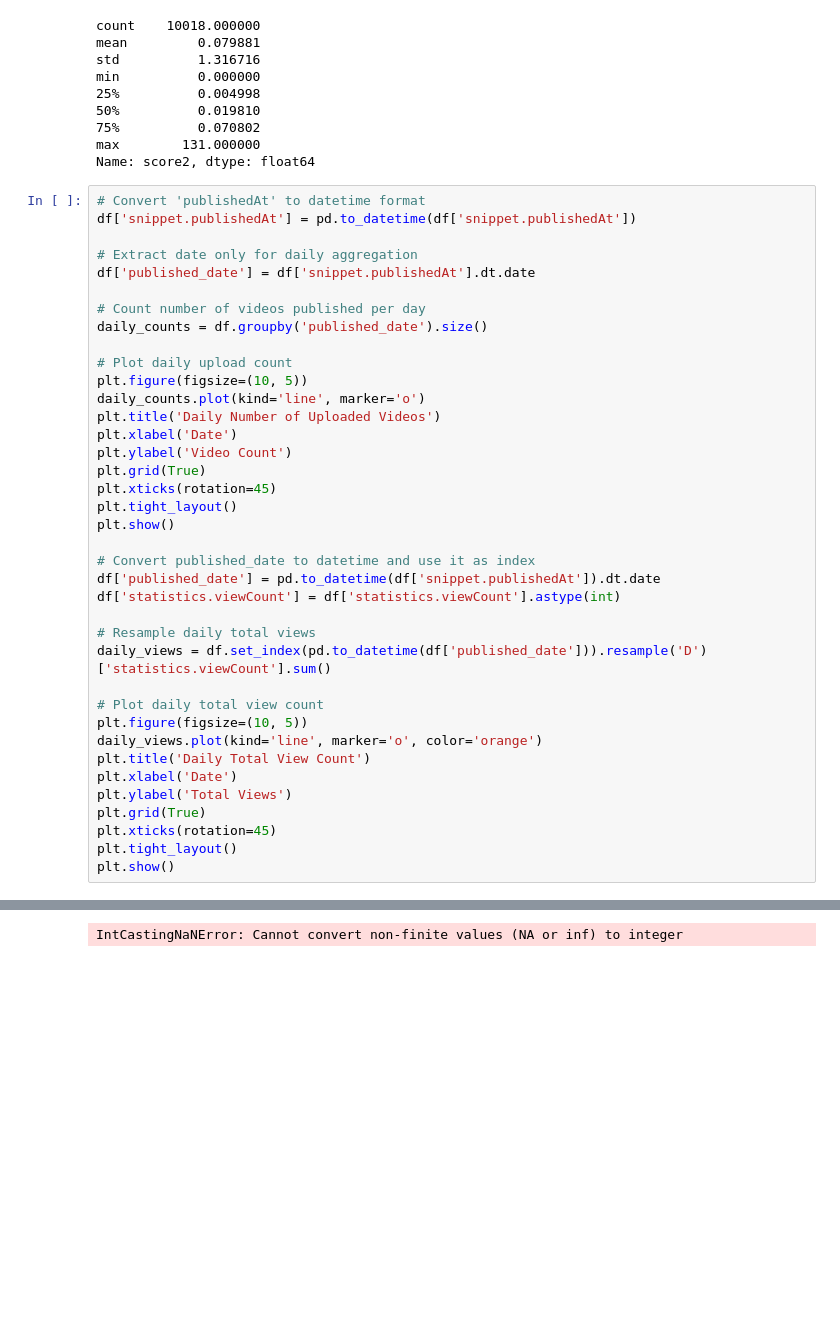
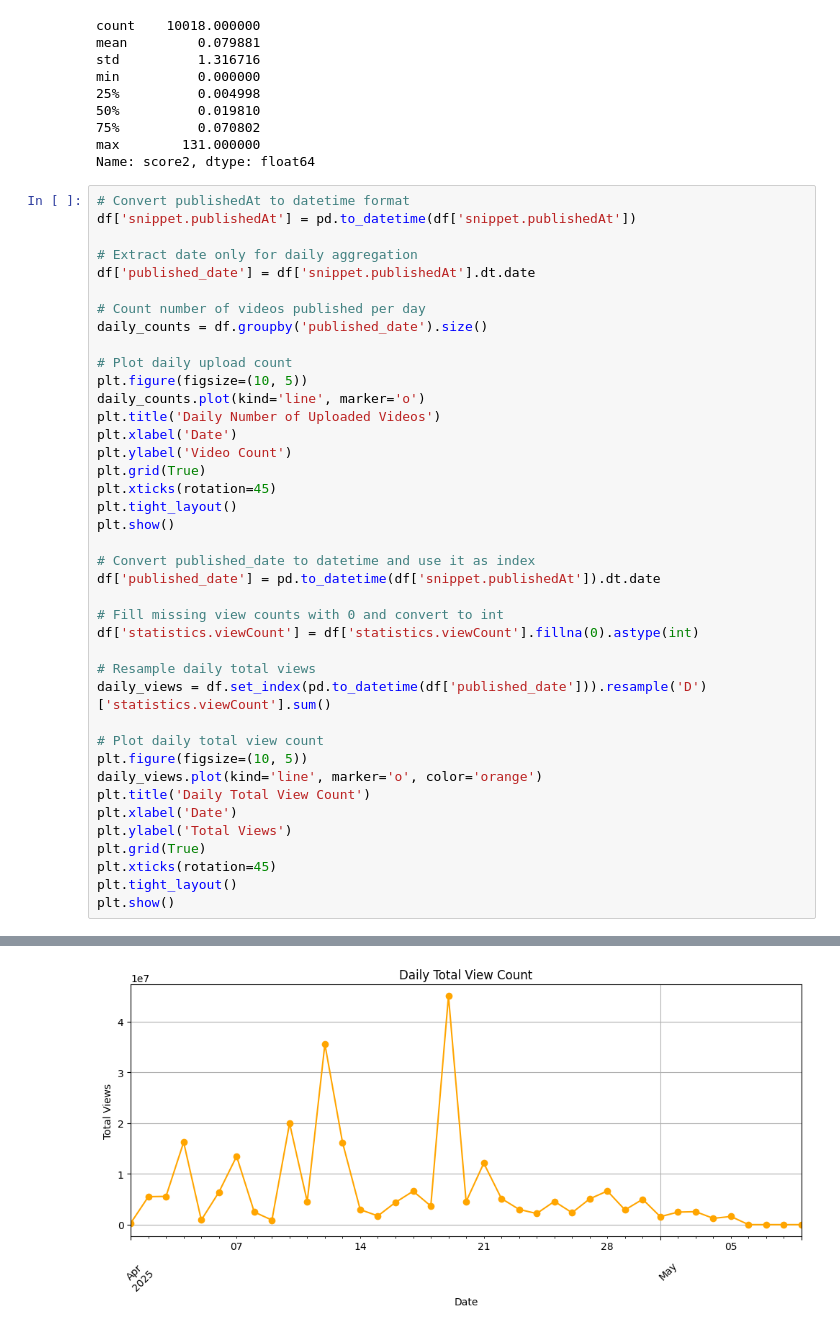
Before and after one commit to HopeLessGuest/comp90024-a2-t71, a Jupyter notebook: Data_display.ipynb, the cells around one changed output, grey strips where cells are left out. Saved outputs shown, nothing was run; the diff lists cells and outputs as text; blank space fills up the shorter version.

```diff
--- a/Data_display.ipynb
+++ b/Data_display.ipynb
@@ -162,7 +162,7 @@ min          0.000000
 max        131.000000
 Name: score2, dtype: float64
 # %%
-# Convert 'publishedAt' to datetime format
+# Convert publishedAt to datetime format
 df['snippet.publishedAt'] = pd.to_datetime(df['snippet.publishedAt'])
 
 # Extract date only for daily aggregation
@@ -173,35 +173,37 @@ daily_counts = df.groupby('published_date').size()
 
 # Plot daily upload count
 plt.figure(figsize=(10, 5))
 daily_counts.plot(kind='line', marker='o')
 plt.title('Daily Number of Uploaded Videos')
 plt.xlabel('Date')
 plt.ylabel('Video Count')
 plt.grid(True)
 plt.xticks(rotation=45)
 plt.tight_layout()
 plt.show()
 
 # Convert published_date to datetime and use it as index
 df['published_date'] = pd.to_datetime(df['snippet.publishedAt']).dt.date
-df['statistics.viewCount'] = df['statistics.viewCount'].astype(int)
+
+# Fill missing view counts with 0 and convert to int
+df['statistics.viewCount'] = df['statistics.viewCount'].fillna(0).astype(int)
 
 # Resample daily total views
 daily_views = df.set_index(pd.to_datetime(df['published_date'])).resample('D')['statistics.viewCount'].sum()
 
 # Plot daily total view count
 plt.figure(figsize=(10, 5))
 daily_views.plot(kind='line', marker='o', color='orange')
 plt.title('Daily Total View Count')
 plt.xlabel('Date')
 plt.ylabel('Total Views')
 plt.grid(True)
 plt.xticks(rotation=45)
 plt.tight_layout()
 plt.show()
 # %% [output]
 [figure]
-IntCastingNaNError: Cannot convert non-finite values (NA or inf) to integer
+[figure, added]
 # %%
 import ipywidgets as widgets
 widgets.IntSlider()
```
Also changed, not shown: parts of 3 cells of this notebook, 3 other files.
